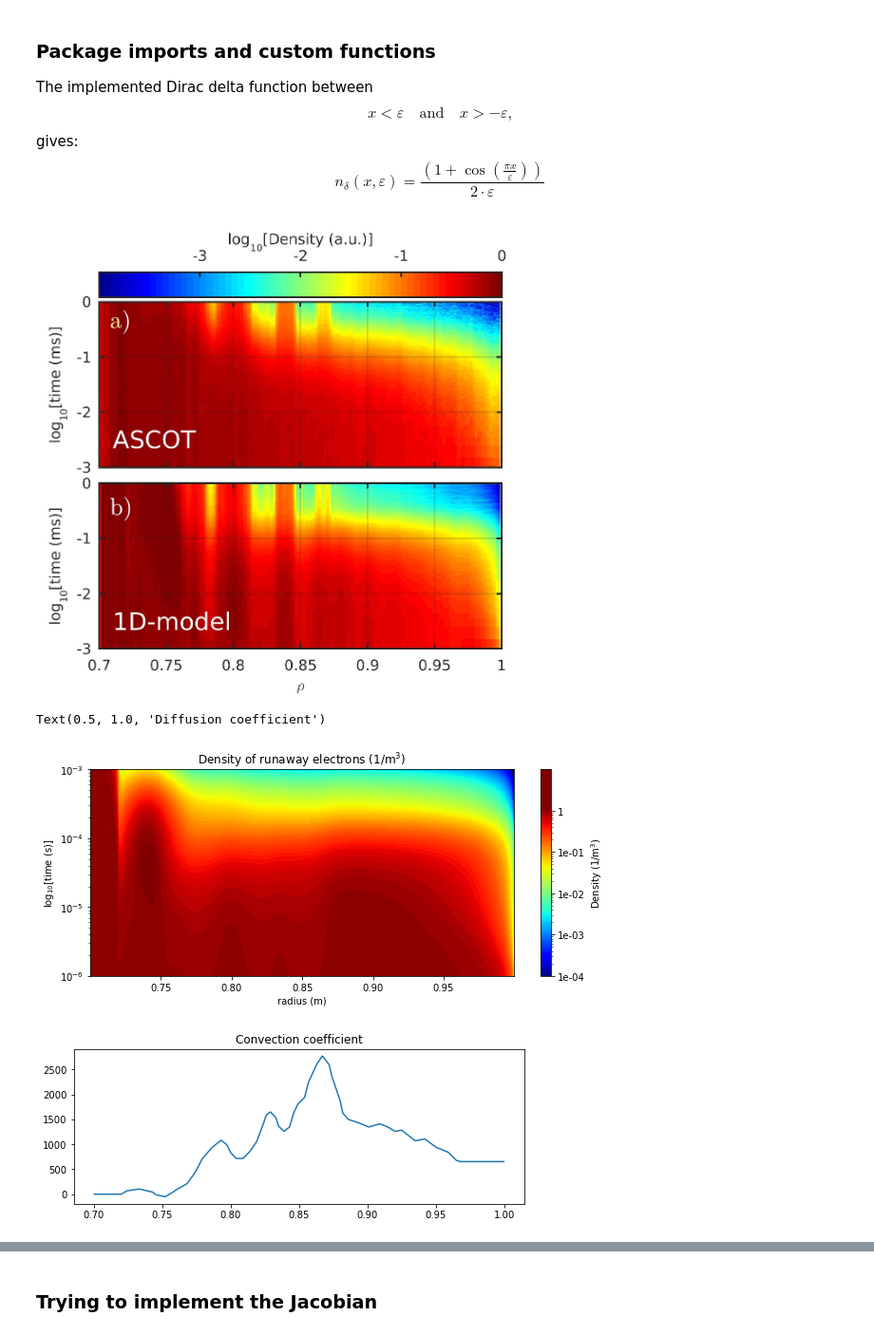
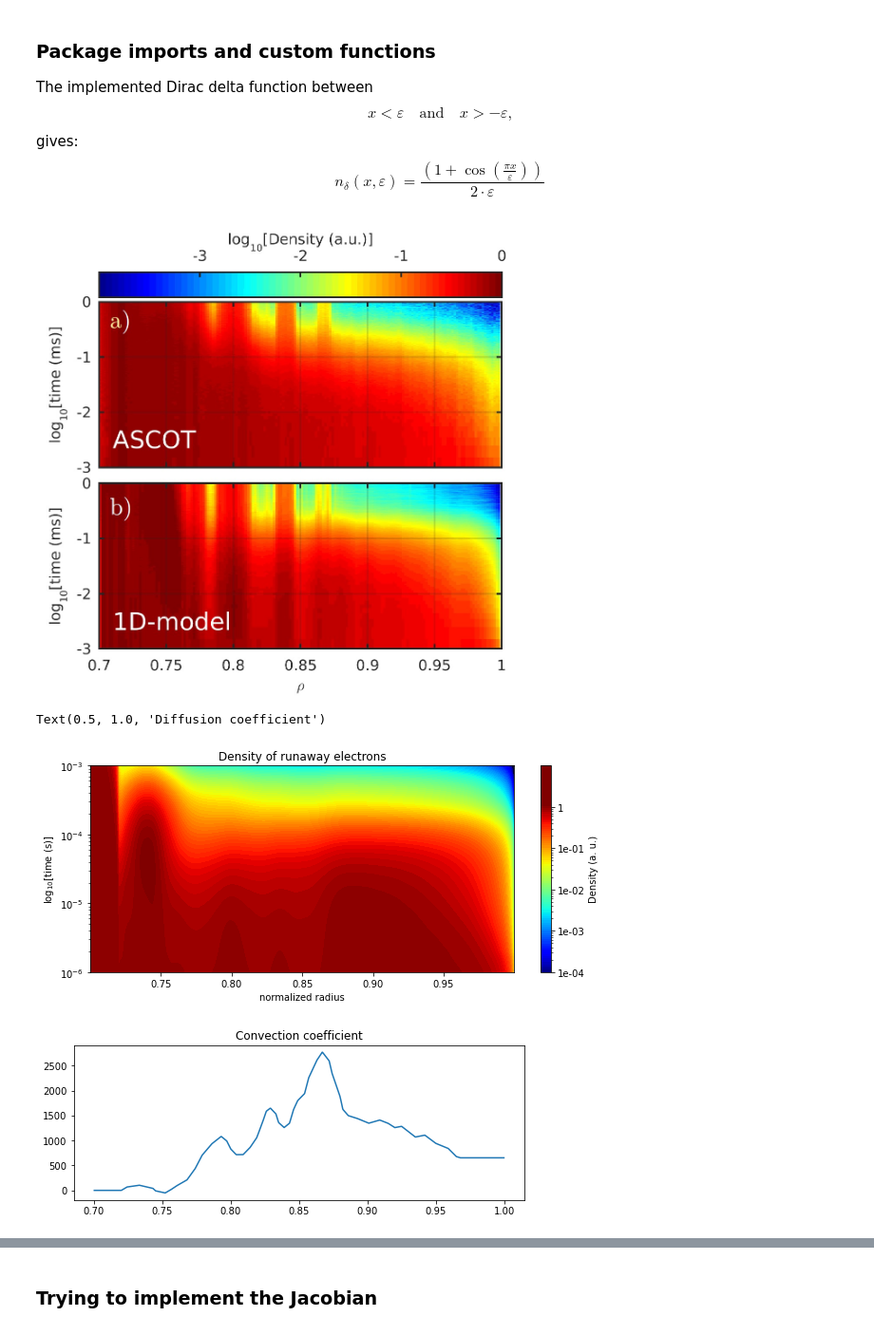
Before and after one commit to leferi99/szakdolgozat, a Jupyter notebook: main_Jacobian.ipynb, the cells around one changed output, grey strips where cells are left out. Shown at 95% size. Drawn from its saved outputs; the diff is of its cells as text; code cells hidden in the pictures.

```diff
--- a/main_Jacobian.ipynb
+++ b/main_Jacobian.ipynb
@@ -62,10 +62,10 @@ def plot_solution(solution_array,ticks=10,levels=300,logdiff=10,figsize=(8,7)):
     axes.set_facecolor((0.,0.,0.25)) ## dark blue will display where the values are too small
     axes.set_yscale('log')
     cbar = plt.colorbar(ticks=ticks1, format=formatter)
-    cbar.set_label(r'Density (1/m$^3$)')
-    plt.xlabel('radius (m)')
+    cbar.set_label(r'Density (a. u.)')
+    plt.xlabel('normalized radius')
     plt.ylabel(r'log$_{10}$[time (s)]')
-    plt.title(r'Density of runaway electrons (1/m$^3$)')
+    plt.title(r'Density of runaway electrons')
     return
 # %%
 ## CYLINDRICAL GRID!
@@ -110,6 +110,7 @@ for j in range(nr):
 mesh = fp.CylindricalGrid1D(dx=dr, nx=nr)  ## 1D mesh based on the radial coordinates
 mesh = mesh + (0.7,)  ## translating the mesh to r=0.7
 n = fp.CellVariable(mesh=mesh)  ## fipy.CellVariable for the density solution in each timestep
+J = 1.8  ## obviously wrong implementation of Jacobian
 
 ## space dependent diffusion coefficient
 dC = diff_i[:,1]
@@ -125,34 +126,34 @@ n.setValue(1.0)
 gradLeft = (0.,)  ## density gradient (at the "left side of the radius") - must be a vector
 valueRight = 0.  ## density value (at the "right end of the radius")
 n.faceGrad.constrain(gradLeft, where=mesh.facesLeft)  ## applying Neumann boundary condition
 n.constrain(valueRight, where=mesh.facesRight)  ## applying Dirichlet boundary condition
 convCoeff.setValue(0, where=mesh.x<(R_from + dr))  ## convection coefficient 0 at the inner edge
 diffCoeff.setValue(0.001, where=mesh.x<(R_from + dr))
 
 ## the PDE
 eq = (fp.TransientTerm(J) == J * fp.DiffusionTerm(coeff=diffCoeff)
       - J * fp.ConvectionTerm(coeff=convCoeff))
 
 ## Solving the PDE and storing the data
 for i in range(nt):
     eq.solve(var=n, dt=dt)
     solution[i,0:nr,1]=copy.deepcopy(n.value)
 
 from IPython.display import Image, display
 display(Image(filename='reference.jpg', width=520))
 
 plot_solution(solution, levels=100, logdiff=5, ticks=5, figsize=(10,4))
 
 fig_conv = plt.figure(figsize=(8.5,3))
 plt.plot(*conv_i.T)
 plt.title('Convection coefficient')
 fig_diff = plt.figure(figsize=(8.5,3))
 plt.plot(*diff_i.T)
 plt.title('Diffusion coefficient')
 # %% [output]
 [figure]
 Text(0.5, 1.0, 'Diffusion coefficient')
-[figure, old version]
+[figure, new version]
 [figure]
 [figure]
 # %% [markdown]
```
Also changed, not shown: 2 other files.
